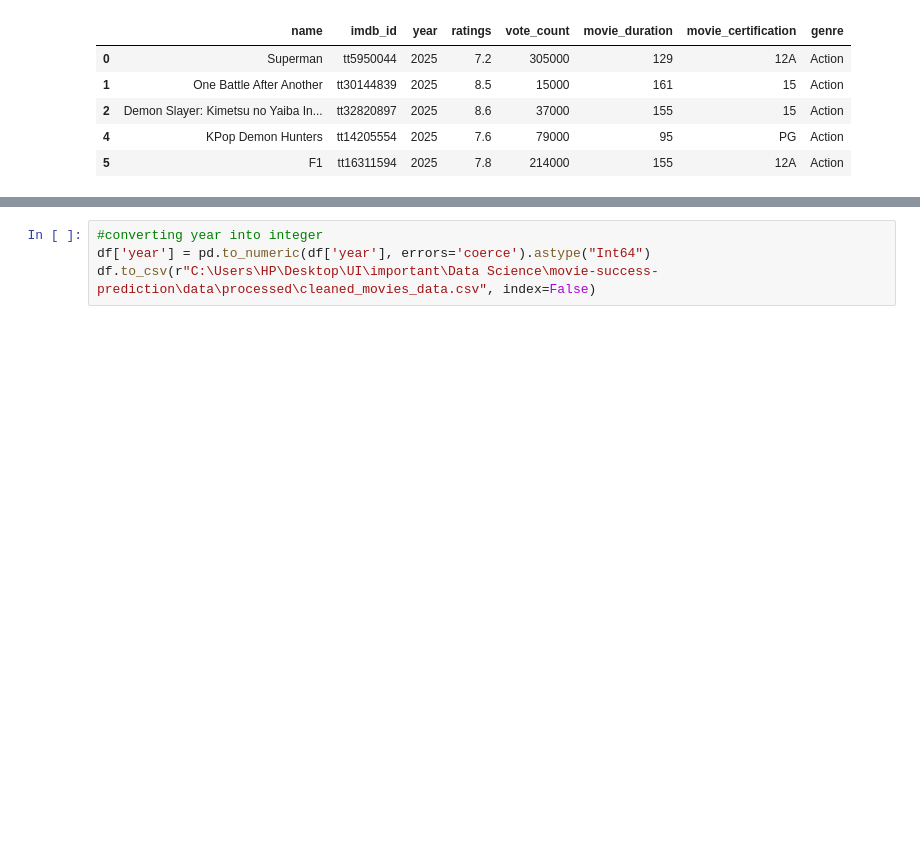
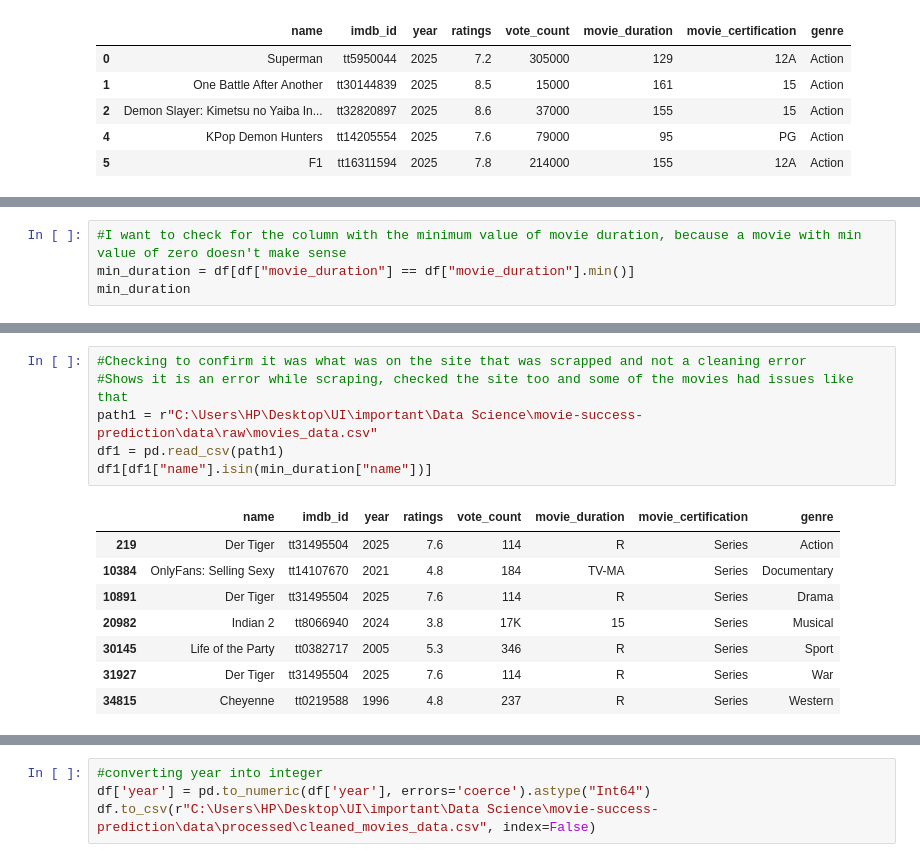
Before and after one commit to Theoph-ay/movie_success_prediction, a Jupyter notebook: notebooks/01_data_cleaning.ipynb, the cells around one changed output, grey strips where cells are left out. Drawn from its saved outputs; the diff is of its cells as text; blank space fills up the shorter version.

Commit message:
Some more data cleaning and EDA and Viz

```diff
--- a/notebooks/01_data_cleaning.ipynb
+++ b/notebooks/01_data_cleaning.ipynb
@@ -146,0 +160,4 @@ df.head()
+# %%
+#I want to check for the column with the minimum value of movie duration, because a movie with min value of zero doesn't make sense
+min_duration = df[df["movie_duration"] == df["movie_duration"].min()]
+min_duration
@@ -146,0 +171,15 @@ df.head()
+# %%
+#Checking to confirm it was what was on the site that was scrapped and not a cleaning error
+#Shows it is an error while scraping, checked the site too and some of the movies had issues like that
+path1 = r"C:\Users\HP\Desktop\UI\important\Data Science\movie-success-prediction\data\raw\movies_data.csv"
+df1 = pd.read_csv(path1)
+df1[df1["name"].isin(min_duration["name"])]
+# %% [output]
+|  | name | imdb_id | year | ratings | vote_count | movie_duration | movie_certification | genre |
+| 219 | Der Tiger | tt31495504 | 2025 | 7.6 | 114 | R | Series | Action |
+| 10384 | OnlyFans: Selling Sexy | tt14107670 | 2021 | 4.8 | 184 | TV-MA | Series | Documentary |
+| 10891 | Der Tiger | tt31495504 | 2025 | 7.6 | 114 | R | Series | Drama |
+| 20982 | Indian 2 | tt8066940 | 2024 | 3.8 | 17K | 15 | Series | Musical |
+| 30145 | Life of the Party | tt0382717 | 2005 | 5.3 | 346 | R | Series | Sport |
+| 31927 | Der Tiger | tt31495504 | 2025 | 7.6 | 114 | R | Series | War |
+| 34815 | Cheyenne | tt0219588 | 1996 | 4.8 | 237 | R | Series | Western |
```
Also changed, not shown: parts of 7 cells of this notebook, 2 other files.
